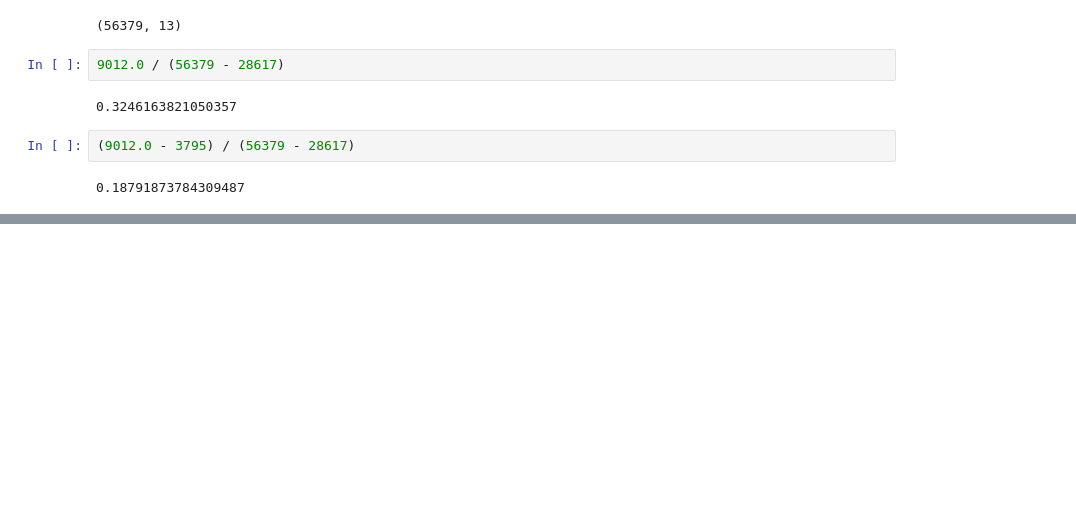
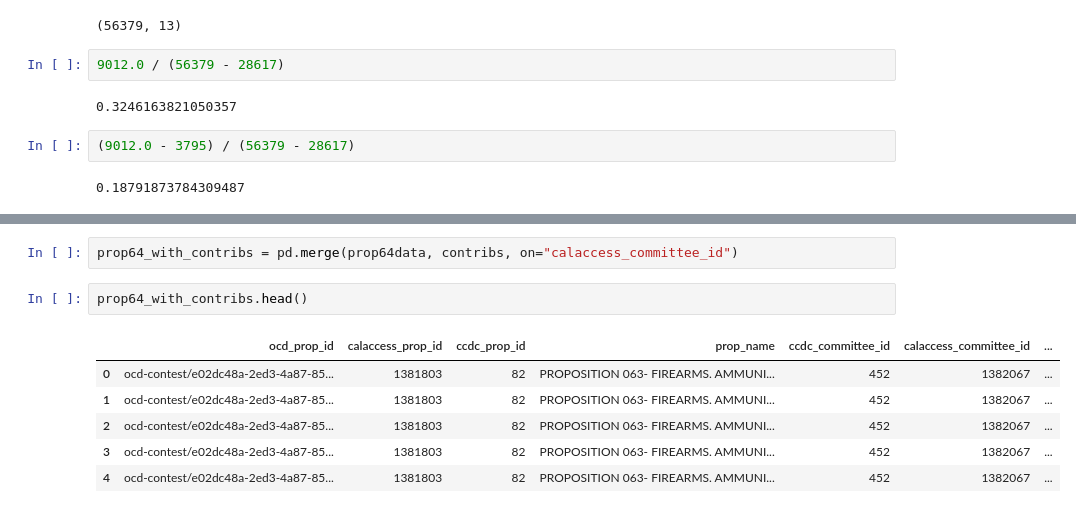
Before and after one commit to divyamistry/python_for_data_journalism, a Jupyter notebook: props-and-contribs.ipynb, the cells around one changed output, grey strips where cells are left out. Saved outputs shown, nothing was run; the diff lists cells and outputs as text; blank space fills up the shorter version.

```diff
--- a/props-and-contribs.ipynb
+++ b/props-and-contribs.ipynb
@@ -249,0 +337,11 @@ contribs.shape
+# %%
+prop64_with_contribs = pd.merge(prop64data, contribs, on="calaccess_committee_id")
+# %%
+prop64_with_contribs.head()
+# %% [output]
+|  | ocd_prop_id | calaccess_prop_id | ccdc_prop_id | prop_name | ccdc_committee_id | calaccess_committee_id | ... |
+| 0 | ocd-contest/e02dc48a-2ed3-4a87-85... | 1381803 | 82 | PROPOSITION 063- FIREARMS. AMMUNI... | 452 | 1382067 | ... |
+| 1 | ocd-contest/e02dc48a-2ed3-4a87-85... | 1381803 | 82 | PROPOSITION 063- FIREARMS. AMMUNI... | 452 | 1382067 | ... |
+| 2 | ocd-contest/e02dc48a-2ed3-4a87-85... | 1381803 | 82 | PROPOSITION 063- FIREARMS. AMMUNI... | 452 | 1382067 | ... |
+| 3 | ocd-contest/e02dc48a-2ed3-4a87-85... | 1381803 | 82 | PROPOSITION 063- FIREARMS. AMMUNI... | 452 | 1382067 | ... |
+| 4 | ocd-contest/e02dc48a-2ed3-4a87-85... | 1381803 | 82 | PROPOSITION 063- FIREARMS. AMMUNI... | 452 | 1382067 | ... |
```
Also changed, not shown: parts of 25 cells of this notebook.
